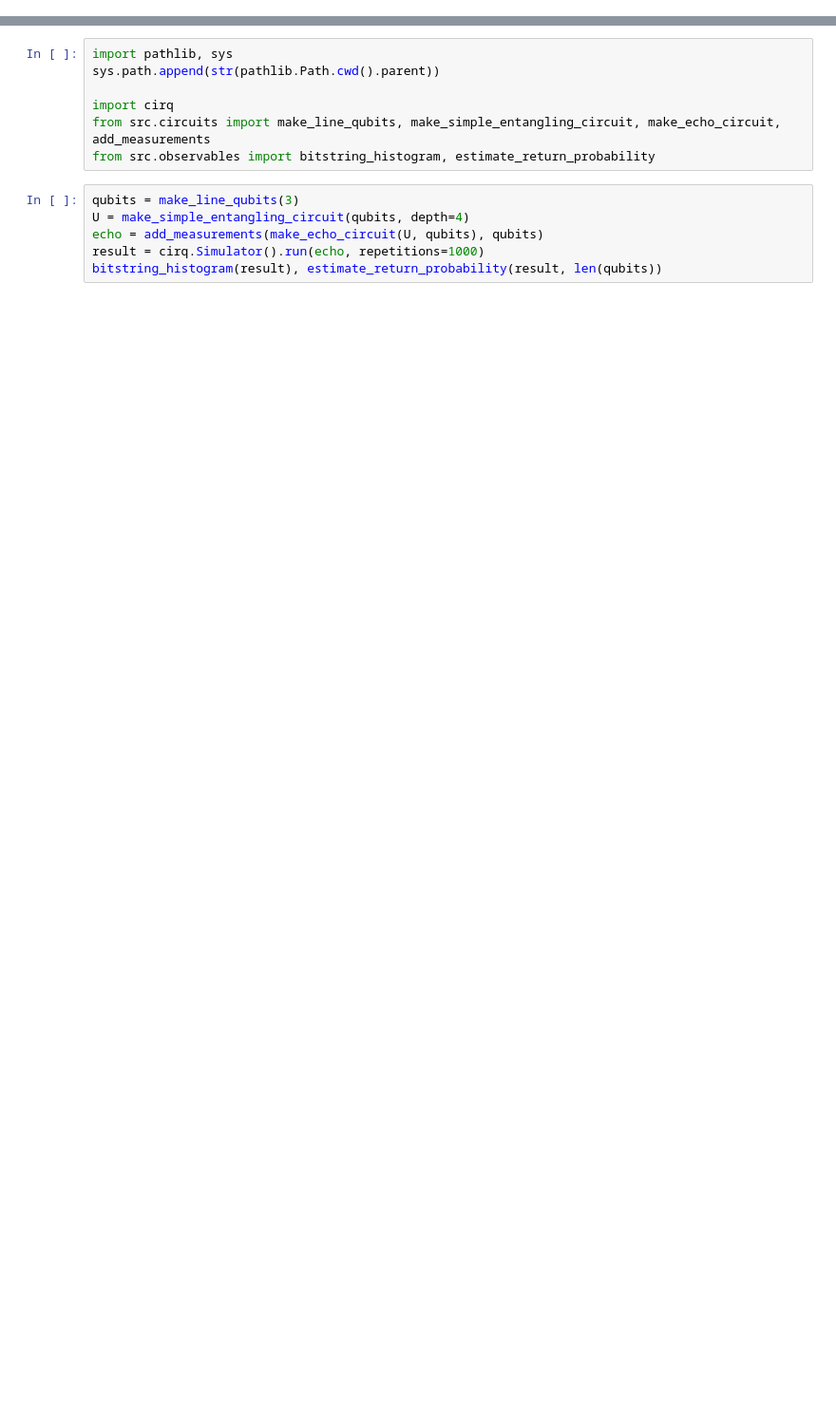
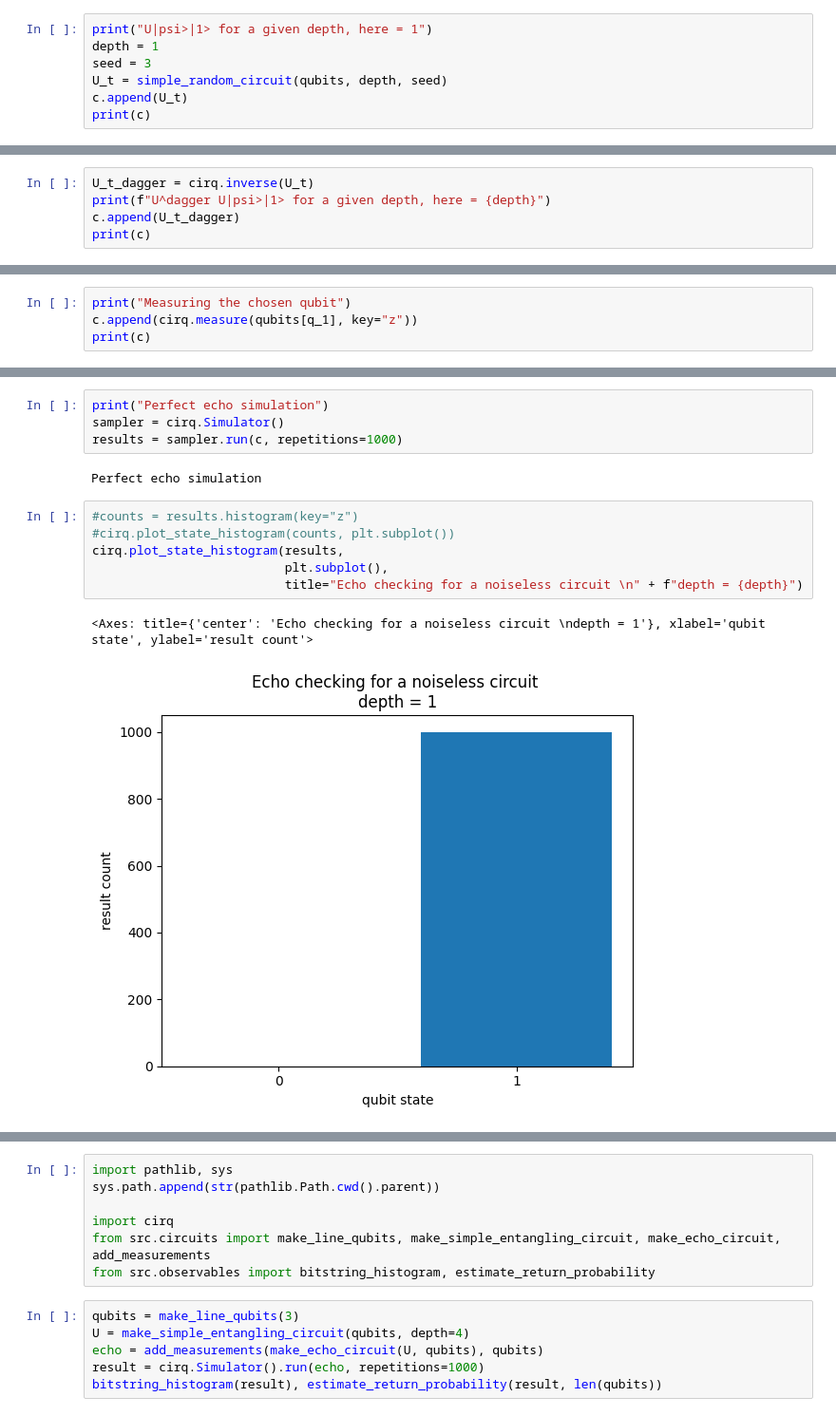
Before and after one commit to edsonsignor/cirq-otoc-prep, a Jupyter notebook: notebooks/02_echo_circuits.ipynb, the cells around one changed output, grey strips where cells are left out. Shown at 95% size. Cells and saved outputs as stored; diff of their text form; blank space fills up the shorter version.

```diff
--- a/notebooks/02_echo_circuits.ipynb
+++ b/notebooks/02_echo_circuits.ipynb
@@ -9,0 +67,7 @@ from recirq import otoc
+# %%
+print("U|psi>|1> for a given depth, here = 1")
+depth = 1
+seed = 3
+U_t = simple_random_circuit(qubits, depth, seed)
+c.append(U_t)
+print(c)
@@ -9,0 +83,5 @@ from recirq import otoc
+# %%
+U_t_dagger = cirq.inverse(U_t)
+print(f"U^dagger U|psi>|1> for a given depth, here = {depth}")
+c.append(U_t_dagger)
+print(c)
@@ -9,0 +97,4 @@ from recirq import otoc
+# %%
+print("Measuring the chosen qubit")
+c.append(cirq.measure(qubits[q_1], key="z"))
+print(c)
@@ -9,0 +110,15 @@ from recirq import otoc
+# %%
+print("Perfect echo simulation")
+sampler = cirq.Simulator()
+results = sampler.run(c, repetitions=1000)
+# %% [output]
+Perfect echo simulation
+# %%
+#counts = results.histogram(key="z")
+#cirq.plot_state_histogram(counts, plt.subplot())
+cirq.plot_state_histogram(results,
+                          plt.subplot(),
+                          title="Echo checking for a noiseless circuit \n" + f"depth = {depth}")
+# %% [output]
+<Axes: title={'center': 'Echo checking for a noiseless circuit \ndepth = 1'}, xlabel='qubit state', ylabel='result count'>
+[figure, added]
```
Also changed, not shown: parts of 14 cells of this notebook, 4 other files.
